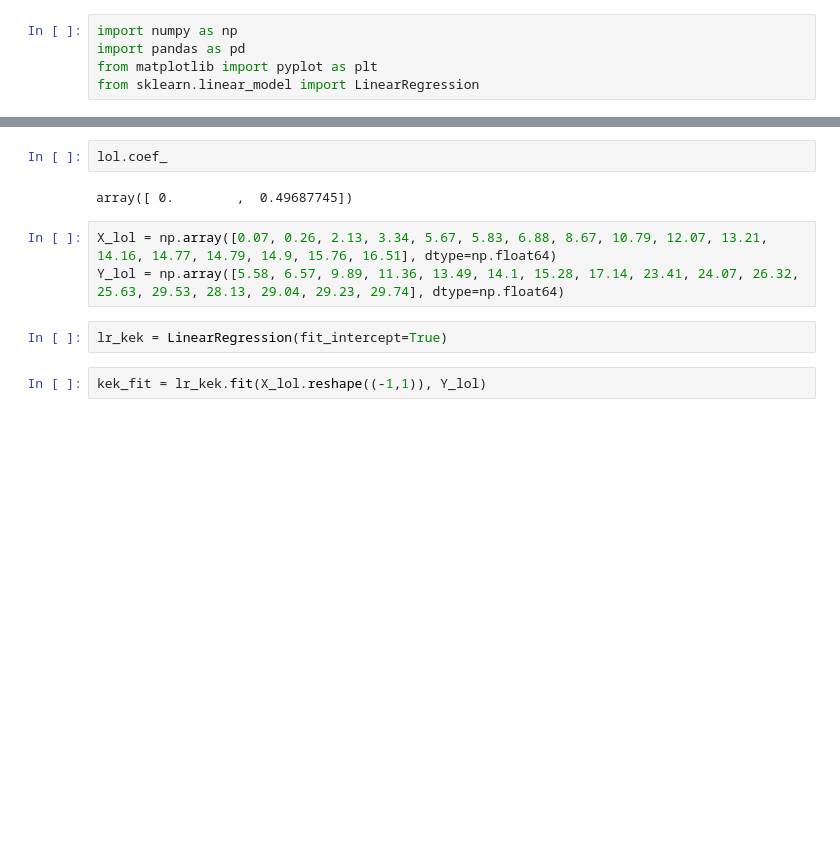
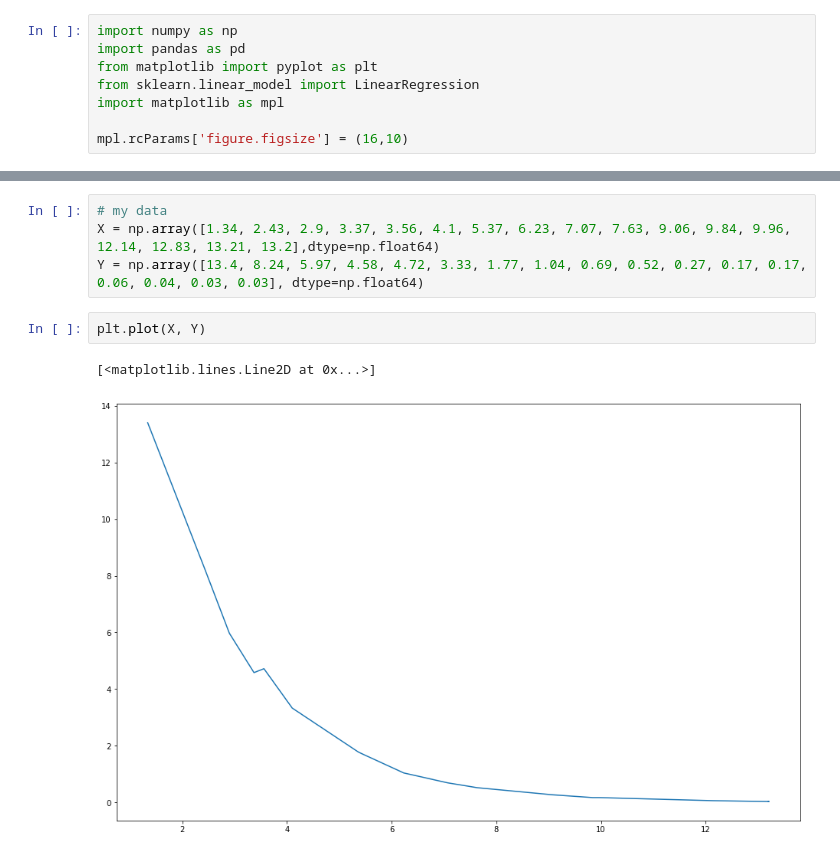
Before and after one commit to positivcheg94/ts6_labs, a Jupyter notebook: lab1.ipynb, the cells around one changed output, grey strips where cells are left out. Saved outputs shown, nothing was run; the diff lists cells and outputs as text; blank space fills up the shorter version.

```diff
--- a/lab1.ipynb
+++ b/lab1.ipynb
@@ -7,3 +5,6 @@ import numpy as np
 import pandas as pd
 from matplotlib import pyplot as plt
 from sklearn.linear_model import LinearRegression
+import matplotlib as mpl
+
+mpl.rcParams['figure.figsize'] = (16,10)
@@ -27,11 +11,9 @@ lol = lr.fit(X_data,Y_data)
-# %%
-lol.coef_
-# %% [output]
-array([ 0.        ,  0.49687745])
-# %%
-X_lol = np.array([0.07, 0.26, 2.13, 3.34, 5.67, 5.83, 6.88, 8.67, 10.79, 12.07, 13.21, 14.16, 14.77, 14.79, 14.9, 15.76, 16.51], dtype=np.float64)
-Y_lol = np.array([5.58, 6.57, 9.89, 11.36, 13.49, 14.1, 15.28, 17.14, 23.41, 24.07, 26.32, 25.63, 29.53, 28.13, 29.04, 29.23, 29.74], dtype=np.float64)
-# %%
-lr_kek = LinearRegression(fit_intercept=True)
-# %%
-kek_fit = lr_kek.fit(X_lol.reshape((-1,1)), Y_lol)
+# %%
+# my data
+X = np.array([1.34, 2.43, 2.9, 3.37, 3.56, 4.1, 5.37, 6.23, 7.07, 7.63, 9.06, 9.84, 9.96, 12.14, 12.83, 13.21, 13.2],dtype=np.float64)
+Y = np.array([13.4, 8.24, 5.97, 4.58, 4.72, 3.33, 1.77, 1.04, 0.69, 0.52, 0.27, 0.17, 0.17, 0.06, 0.04, 0.03, 0.03], dtype=np.float64)
+# %%
+plt.plot(X, Y)
+# %% [output]
+[<matplotlib.lines.Line2D at 0x...>]
+[figure, added]
```
Also changed, not shown: parts of 14 cells of this notebook.
